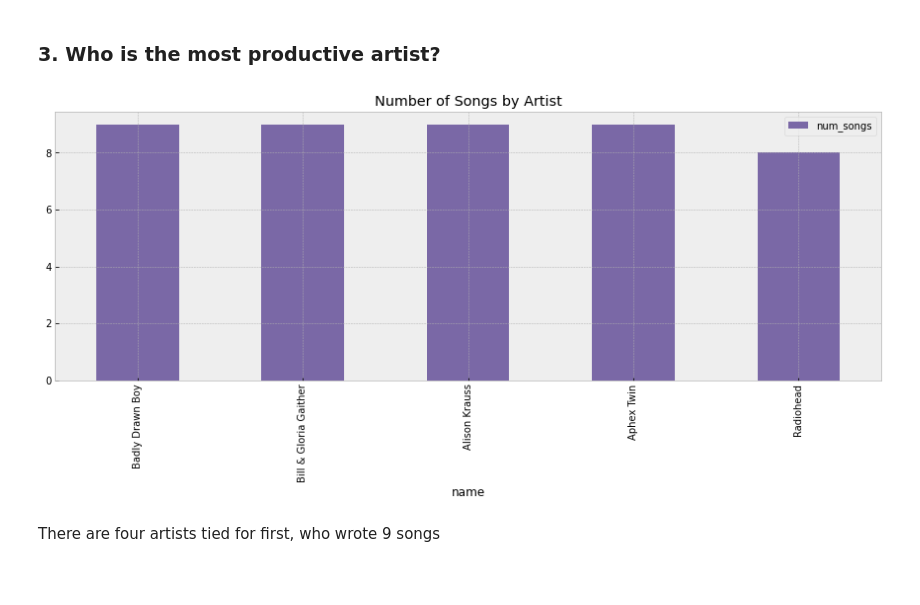
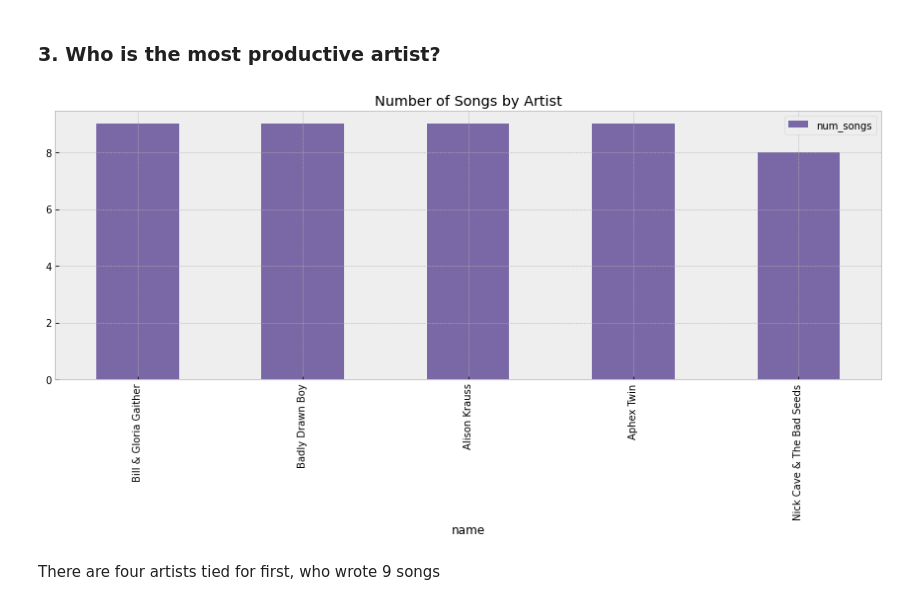
Before and after one commit to UpcaseM/data_engineering_projects, a Jupyter notebook: project_3_data_warehouse/data_warehouse_and_analysis.ipynb, the cells around one changed output. Saved outputs shown, nothing was run; the diff lists cells and outputs as text; code cells hidden in the pictures; blank space fills up the shorter version.

```diff
--- a/project_3_data_warehouse/data_warehouse_and_analysis.ipynb
+++ b/project_3_data_warehouse/data_warehouse_and_analysis.ipynb
@@ -108,35 +134,25 @@ The song "You're The One" is the most popular song!
 # %%
 sql = '''
 SELECT
     name,
     count(*) as num_songs
-FROM (
-        SELECT
-            *
-        FROM (
-                SELECT
-                    ROW_NUMBER() OVER (PARTITION BY artist_id ORDER BY name) as row_num,
-                    artist_id,
-                    name
-                FROM artists
-             ) T1
-        WHERE row_num = 1
-) T2 LEFT JOIN songs s on s.artist_id = T2.artist_id
+FROM artists a
+    LEFT JOIN songs s on s.artist_id = a.artist_id
 GROUP BY name
 
 '''
 df = pd.read_sql(sql, conn)
 
 df.set_index('name') \
     .sort_values(by = 'num_songs', ascending = False) \
     .head(5) \
     .plot(kind = 'bar',
           figsize = (15, 5),
           color=next(color_cycle),
           title = 'Number of Songs by Artist')
 plt.show()
 # %% [output]
-[figure, old version]
+[figure, new version]
 # %% [markdown]
 There are four artists tied for first, who wrote 9 songs
 # %% [markdown]
```
Also changed, not shown: parts of 11 cells of this notebook, 2 other files.
